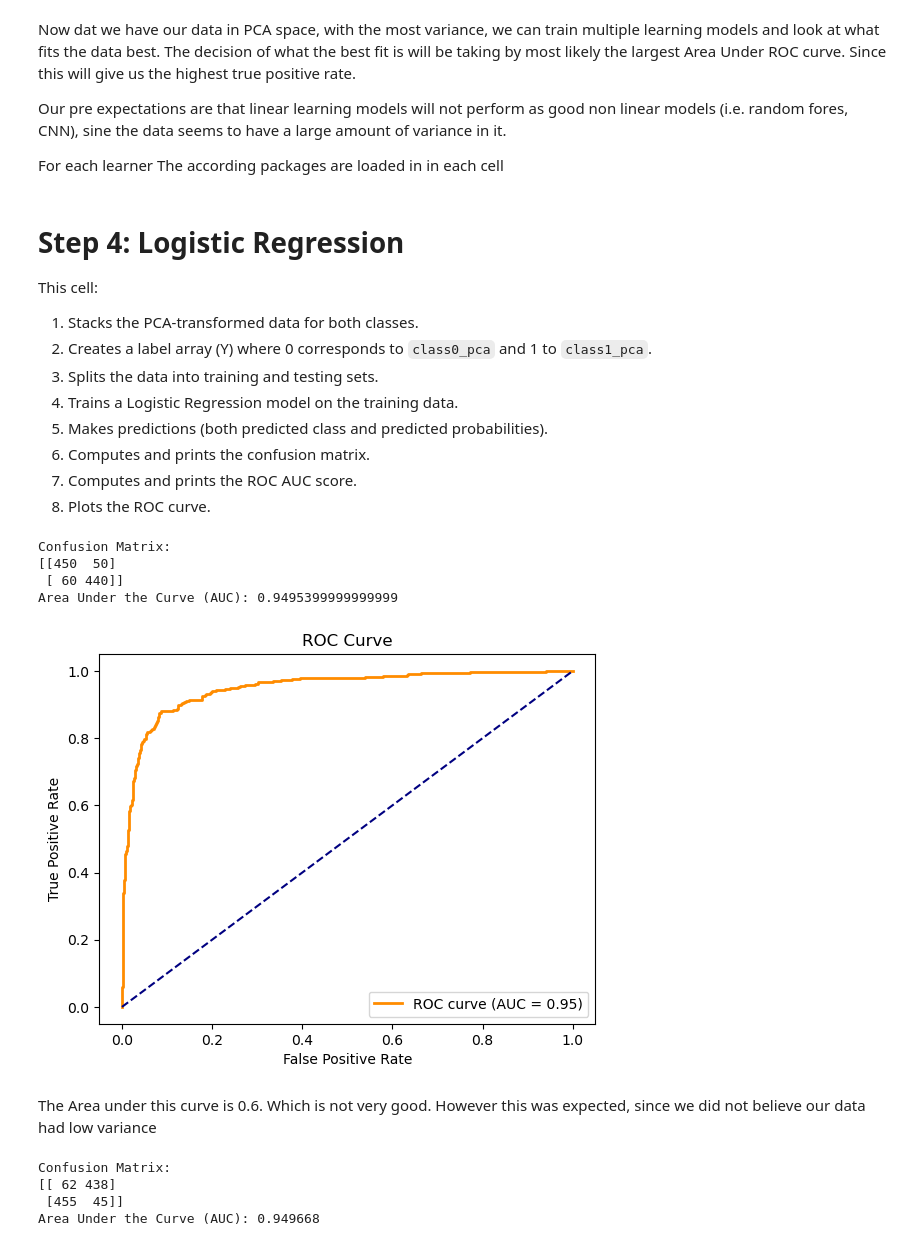
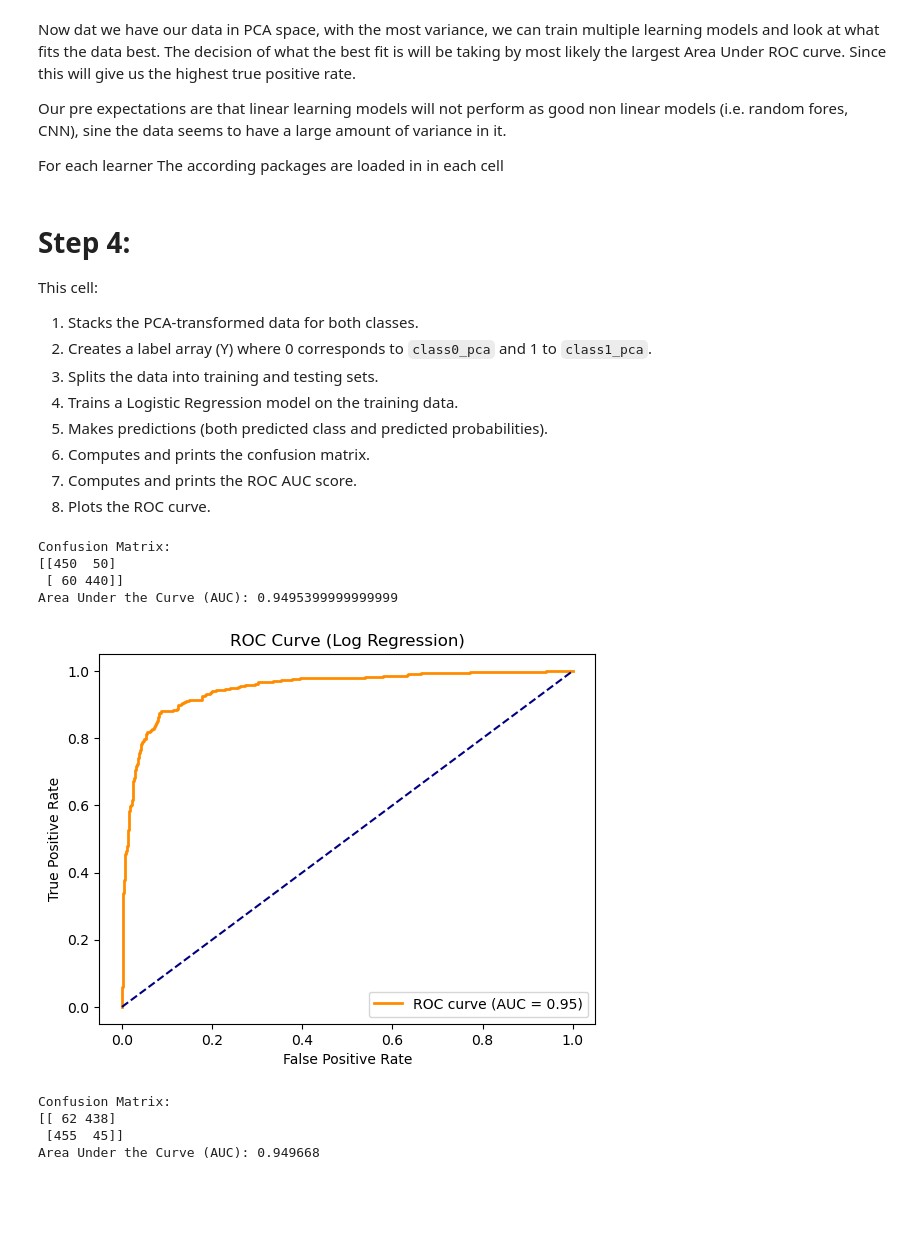
Before and after one commit to DataBlueprintConsulting/DM-ML-2425, a Jupyter notebook: practicum_v1.ipynb, the cells around one changed output. Saved outputs shown, nothing was run; the diff lists cells and outputs as text; code cells hidden in the pictures; blank space fills up the shorter version.

```diff
--- a/practicum_v1.ipynb
+++ b/practicum_v1.ipynb
@@ -177,7 +126,7 @@ Our pre expectations are that linear learning models will not perform as good no
 
 For each learner The according packages are loaded in in each cell
 # %% [markdown]
-# Step 4: Logistic Regression
+# Step 4:
 
 This cell:
 1. Stacks the PCA-transformed data for both classes.
@@ -192,38 +141,35 @@ This cell:
 X = np.vstack((class0_pca, class1_pca))
 Y = np.array([0] * len(class0_pca) + [1] * len(class1_pca))
 
-# Proceed with train-test split and model training
 X_train, X_test, y_train, y_test = train_test_split(X, Y, test_size=0.2, random_state=42)
 
 model = LogisticRegression()
 model.fit(X_train, y_train)
 
-y_pred_proba = model.predict_proba(X_test)[:, 1]  # Use probability for class 1
+y_pred_proba = model.predict_proba(X_test)[:, 1]
 y_pred = (y_pred_proba >= 0.5).astype(int)
 
 cm = confusion_matrix(y_test, y_pred)
 print("Confusion Matrix:")
 print(cm)
 
 fpr, tpr, _ = roc_curve(y_test, y_pred_proba)
 roc_auc = auc(fpr, tpr)
 
 print(f"Area Under the Curve (AUC):", roc_auc)
 
 plt.figure()
 plt.plot(fpr, tpr, color='darkorange', lw=2, label=f'ROC curve (AUC = {roc_auc:.2f})')
 plt.plot([0, 1], [0, 1], color='navy', linestyle='--')
 plt.xlabel('False Positive Rate')
 plt.ylabel('True Positive Rate')
-plt.title('ROC Curve')
+plt.title('ROC Curve (Log Regression)')
 plt.legend(loc='lower right')
 plt.show()
 # %% [output]
 Confusion Matrix:
 [[450  50]
  [ 60 440]]
 Area Under the Curve (AUC): 0.9495399999999999
-[figure, old version]
+[figure, new version]
-# %% [markdown]
-The Area under this curve is 0.6. Which is not very good. However this was expected, since we did not believe our data had low variance
 # %%
```
Also changed, not shown: parts of 26 cells of this notebook, 13 other files.
